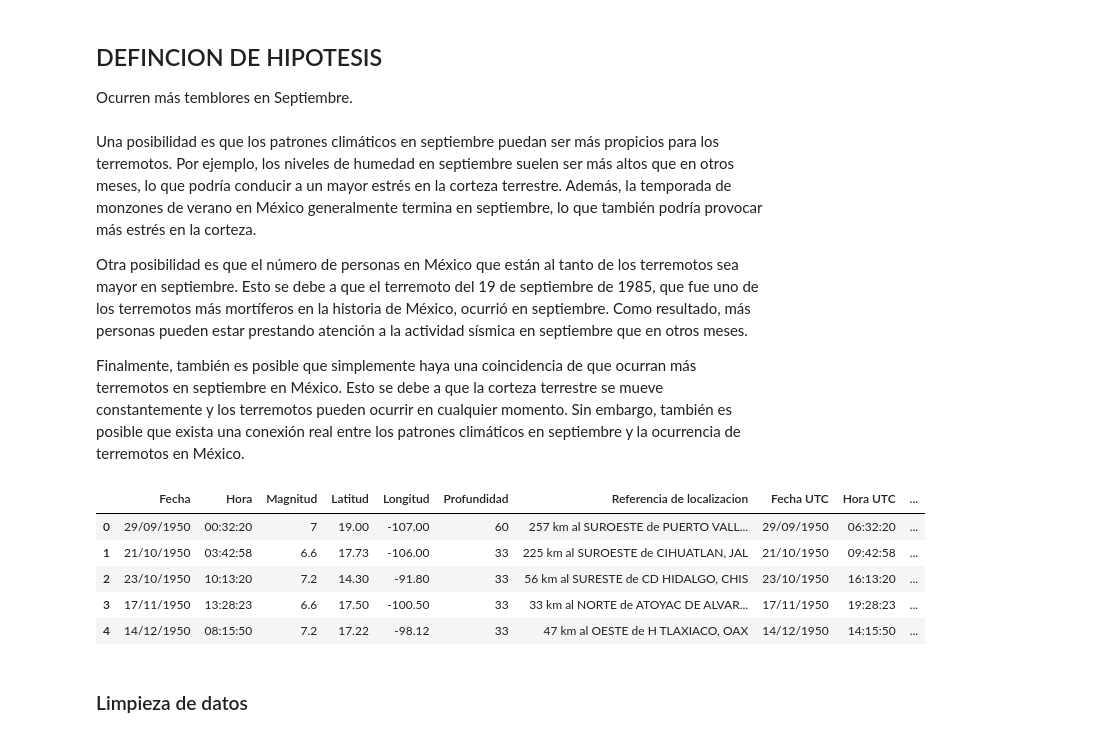
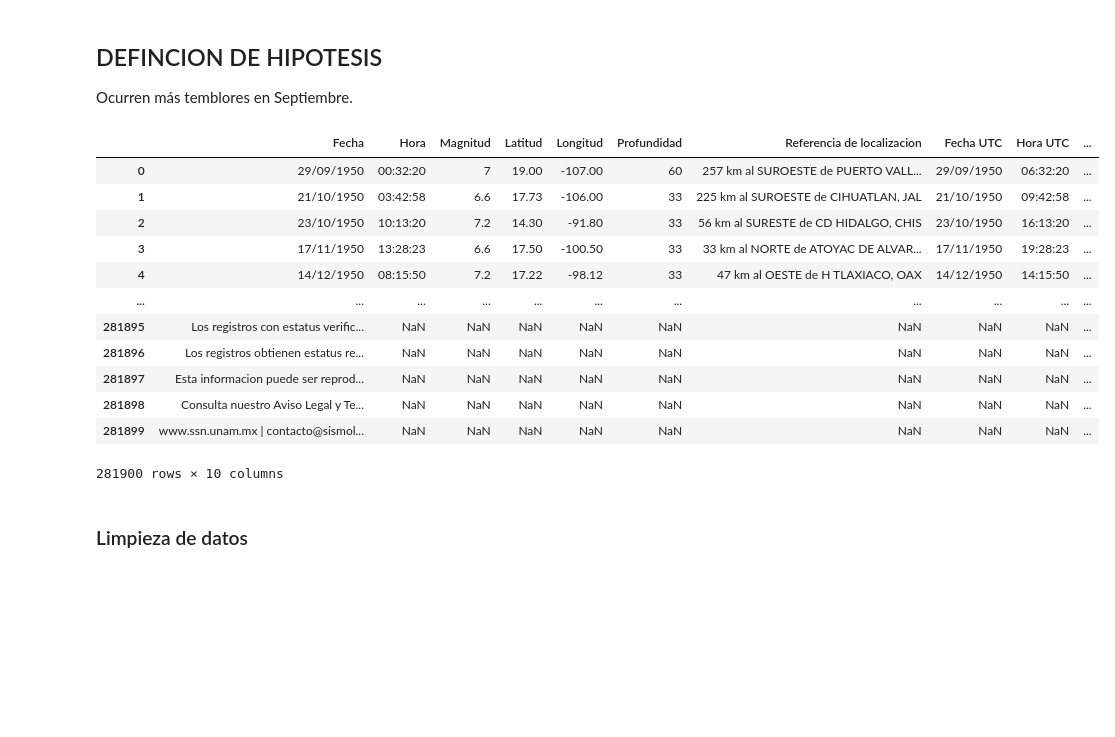
Before and after one commit to MonicaGonzalez30/CienciaDatosLasChicasSuperpoderosas, a Jupyter notebook: Proyectos/Unidad3/Temblores/Temblores.ipynb, the cells around one changed output. Cells and saved outputs as stored; diff of their text form; code cells hidden in the pictures; blank space fills up the shorter version.

```diff
--- a/Proyectos/Unidad3/Temblores/Temblores.ipynb
+++ b/Proyectos/Unidad3/Temblores/Temblores.ipynb
@@ -6,13 +6,6 @@
 ## DEFINCION DE HIPOTESIS
 
 Ocurren más temblores en Septiembre.
-# %% [markdown]
-Una posibilidad es que los patrones climáticos en septiembre puedan ser más propicios para los terremotos. Por ejemplo, los niveles de humedad en septiembre suelen ser más altos que en otros meses, lo que podría conducir a un mayor estrés en la corteza terrestre. Además, la temporada de monzones de verano en México generalmente termina en septiembre, lo que también podría provocar más estrés en la corteza.
-
-
-Otra posibilidad es que el número de personas en México que están al tanto de los terremotos sea mayor en septiembre. Esto se debe a que el terremoto del 19 de septiembre de 1985, que fue uno de los terremotos más mortíferos en la historia de México, ocurrió en septiembre. Como resultado, más personas pueden estar prestando atención a la actividad sísmica en septiembre que en otros meses.
-
-Finalmente, también es posible que simplemente haya una coincidencia de que ocurran más terremotos en septiembre en México. Esto se debe a que la corteza terrestre se mueve constantemente y los terremotos pueden ocurrir en cualquier momento. Sin embargo, también es posible que exista una conexión real entre los patrones climáticos en septiembre y la ocurrencia de terremotos en México.
 # %%
 import pandas as pd
 import re
@@ -28,14 +20,21 @@ from scipy import stats
 # %%
 df_T = pd.read_csv('TEMBLORES_2.csv')
 # %%
-df_T.head()
+df_T
 # %% [output]
 |  | Fecha | Hora | Magnitud | Latitud | Longitud | Profundidad | Referencia de localizacion | Fecha UTC | Hora UTC | ... |
 | 0 | 29/09/1950 | 00:32:20 | 7 | 19.00 | -107.00 | 60 | 257 km al SUROESTE de PUERTO VALL... | 29/09/1950 | 06:32:20 | ... |
 | 1 | 21/10/1950 | 03:42:58 | 6.6 | 17.73 | -106.00 | 33 | 225 km al SUROESTE de CIHUATLAN, JAL | 21/10/1950 | 09:42:58 | ... |
 | 2 | 23/10/1950 | 10:13:20 | 7.2 | 14.30 | -91.80 | 33 | 56 km al SURESTE de CD HIDALGO, CHIS | 23/10/1950 | 16:13:20 | ... |
 | 3 | 17/11/1950 | 13:28:23 | 6.6 | 17.50 | -100.50 | 33 | 33 km al NORTE de ATOYAC DE ALVAR... | 17/11/1950 | 19:28:23 | ... |
 | 4 | 14/12/1950 | 08:15:50 | 7.2 | 17.22 | -98.12 | 33 | 47 km al OESTE de H TLAXIACO, OAX | 14/12/1950 | 14:15:50 | ... |
+| ... | ... | ... | ... | ... | ... | ... | ... | ... | ... | ... |
+| 281895 | Los registros con estatus verific... | NaN | NaN | NaN | NaN | NaN | NaN | NaN | NaN | ... |
+| 281896 | Los registros obtienen estatus re... | NaN | NaN | NaN | NaN | NaN | NaN | NaN | NaN | ... |
+| 281897 | Esta informacion puede ser reprod... | NaN | NaN | NaN | NaN | NaN | NaN | NaN | NaN | ... |
+| 281898 | Consulta nuestro Aviso Legal y Te... | NaN | NaN | NaN | NaN | NaN | NaN | NaN | NaN | ... |
+| 281899 | www.ssn.unam.mx | contacto@sismol... | NaN | NaN | NaN | NaN | NaN | NaN | NaN | NaN | ... |
+281900 rows × 10 columns
 # %% [markdown]
 ### Limpieza de datos
 # %% [markdown]
```
Also changed, not shown: parts of 51 cells of this notebook.
